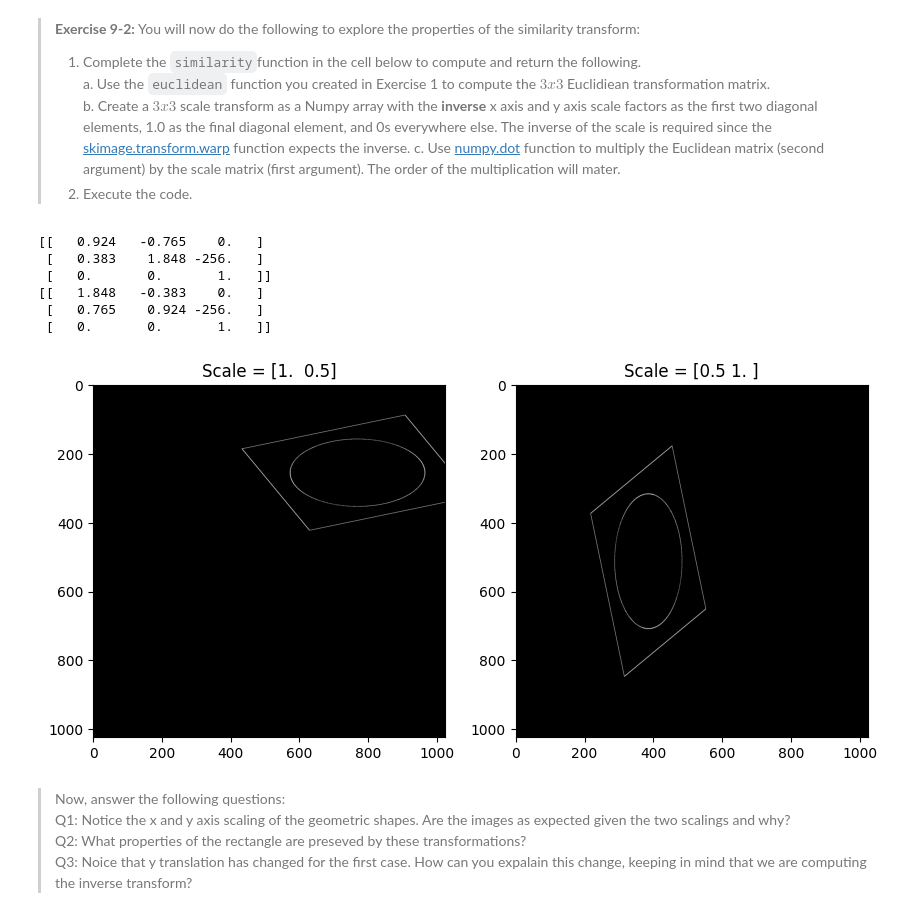
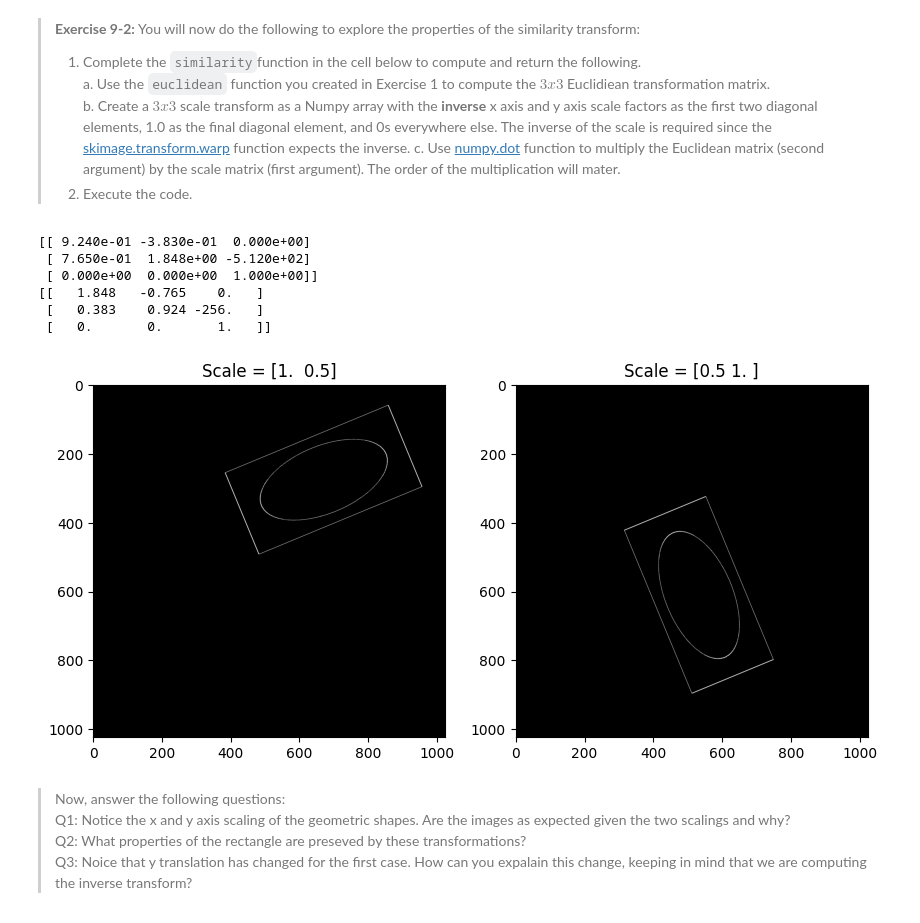
Before and after one commit to whendo/CSCI-E25, a Jupyter notebook: Labs/9_HomographyProjections.ipynb, the cells around one changed output. Cells and saved outputs as stored; diff of their text form; code cells hidden in the pictures.

```diff
--- a/Labs/9_HomographyProjections.ipynb
+++ b/Labs/9_HomographyProjections.ipynb
@@ -174,38 +174,38 @@ You will now extend the generality of the transformation by adding a change of s
 # %%
 ## Put your code below
 def similarity(theta, translation, scale):
     ## Complete the function
     # Use the euclidean function you created in Exercise 1 to compute the  3𝑥3  Euclidiean transformation matrix.
     transform_matrix = euclidean(theta, translation)
     # Create a  3𝑥3  scale transform as a Numpy array with the inverse x axis and y axis scale factors as the first
     # two diagonal elements, 1.0 as the final diagonal element, and 0s everywhere else. The inverse of the scale is
     #required since the skimage.transform.warp function expects the inverse. c. Use numpy.dot function to multiply
     # the Euclidean matrix (second argument) by the scale matrix (first argument). The order of the multiplication will mater.
     scale_matrix = np.array([[1/scale[0], 0.0, 0.0],
                              [0.0, 1/scale[1], 0.0],
                              [0.0, 0.0, 1.0]])
-    return np.dot(transform_matrix, scale_matrix)
+    return np.dot(scale_matrix, transform_matrix)
 
 
 
 _, ax = plt.subplots(1,2, figsize=(10, 5))
 ax = ax.flatten()
 theta = math.pi/8.0
 scale = np.array([[1.0,0.5],
                  [0.5, 1.0]])
 for i,ax_i in enumerate(ax):
     transform_matrix = similarity(theta, [0, -256], scale[i,:])
     print(np.round(transform_matrix,3))
     _=plot_grayscale(transform.warp(synthetic_image, transform_matrix), ax=ax_i)
     ax_i.set_title('Scale = ' + str(np.round(scale[i,:], 3)))
 # %% [output]
-[[   0.924   -0.765    0.   ]
- [   0.383    1.848 -256.   ]
+[[ 9.240e-01 -3.830e-01  0.000e+00]
+ [ 7.650e-01  1.848e+00 -5.120e+02]
+ [ 0.000e+00  0.000e+00  1.000e+00]]
+[[   1.848   -0.765    0.   ]
+ [   0.383    0.924 -256.   ]
  [   0.       0.       1.   ]]
-[[   1.848   -0.383    0.   ]
- [   0.765    0.924 -256.   ]
- [   0.       0.       1.   ]]
-[figure, old version]
+[figure, new version]
 # %% [markdown]
 > Now, answer the following questions:
 > Q1: Notice the x and y axis scaling of the geometric shapes. Are the images as expected given the two scalings and why?
```
Also changed, not shown: parts of 4 cells of this notebook.
